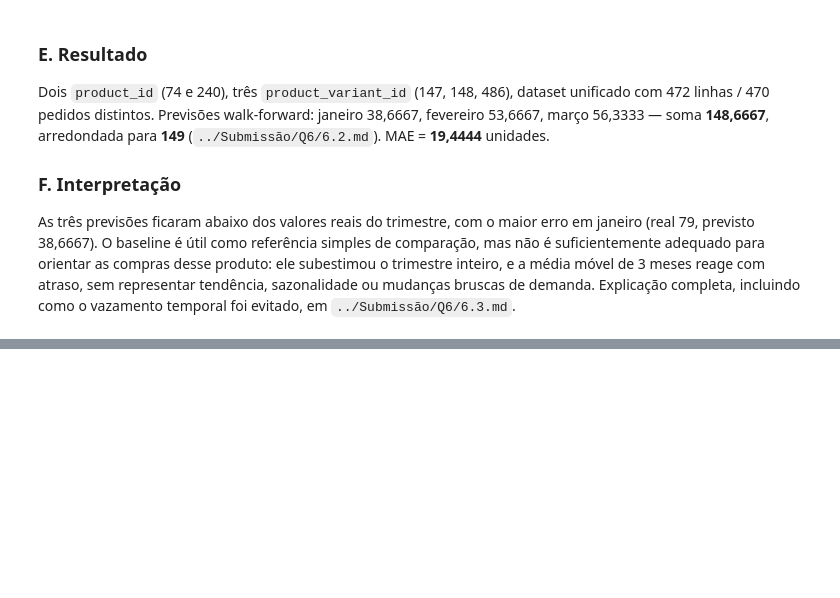
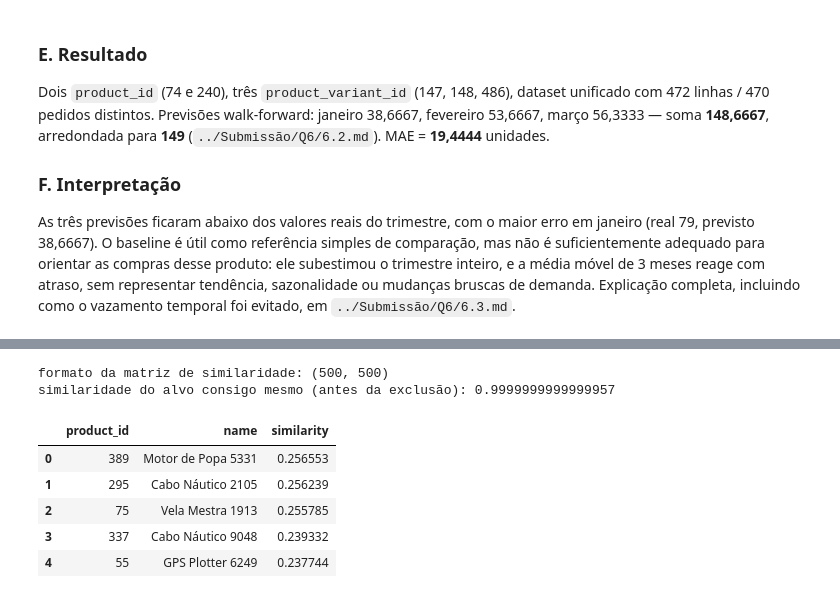
Before and after one commit to maurotessarolojunior/lh-nautical-2026-2, a Jupyter notebook: notebooks/lh_nautical.ipynb, the cells around one changed output, grey strips where cells are left out. Saved outputs shown, nothing was run; the diff lists cells and outputs as text; code cells hidden in the pictures; blank space fills up the shorter version.

Commit message:
Q7 — recomenda produtos por similaridade de compra

```diff
--- a/notebooks/lh_nautical.ipynb
+++ b/notebooks/lh_nautical.ipynb
@@ -548,0 +611,34 @@ As três previsões ficaram abaixo dos valores reais do trimestre, com o maior e
+# %%
+# .T: sem a transposição o sklearn compararia clientes, não produtos.
+similaridade_q7 = cosine_similarity(matriz_q7.T)
+similaridade_q7 = pd.DataFrame(similaridade_q7, index=matriz_q7.columns, columns=matriz_q7.columns)
+print("formato da matriz de similaridade:", similaridade_q7.shape)
+print(
+    "similaridade do alvo consigo mesmo (antes da exclusão):",
+    similaridade_q7.loc[produto_alvo_id_q7, produto_alvo_id_q7],
+)
+# %% [output]
+formato da matriz de similaridade: (500, 500)
+similaridade do alvo consigo mesmo (antes da exclusão): 0.9999999999999957
+# %%
+TOP_N_Q7 = 5
+
+# Exclusão pelo product_id, nunca comparando a similaridade a 1.
+ranking_q7 = (
+    similaridade_q7[produto_alvo_id_q7]
+    .drop(index=produto_alvo_id_q7)
+    .rename("similarity")
+    .reset_index()
+    .rename(columns={"index": "product_id"})
+)
+ranking_q7 = ranking_q7.sort_values(["similarity", "product_id"], ascending=[False, True]).head(TOP_N_Q7)
+ranking_q7 = ranking_q7.merge(products_q7, on="product_id")[["product_id", "name", "similarity"]]
+
+ranking_q7
+# %% [output]
+|  | product_id | name | similarity |
+| 0 | 389 | Motor de Popa 5331 | 0.256553 |
+| 1 | 295 | Cabo Náutico 2105 | 0.256239 |
+| 2 | 75 | Vela Mestra 1913 | 0.255785 |
+| 3 | 337 | Cabo Náutico 9048 | 0.239332 |
+| 4 | 55 | GPS Plotter 6249 | 0.237744 |
```
Also changed, not shown: parts of 4 cells of this notebook, 3 other files.
